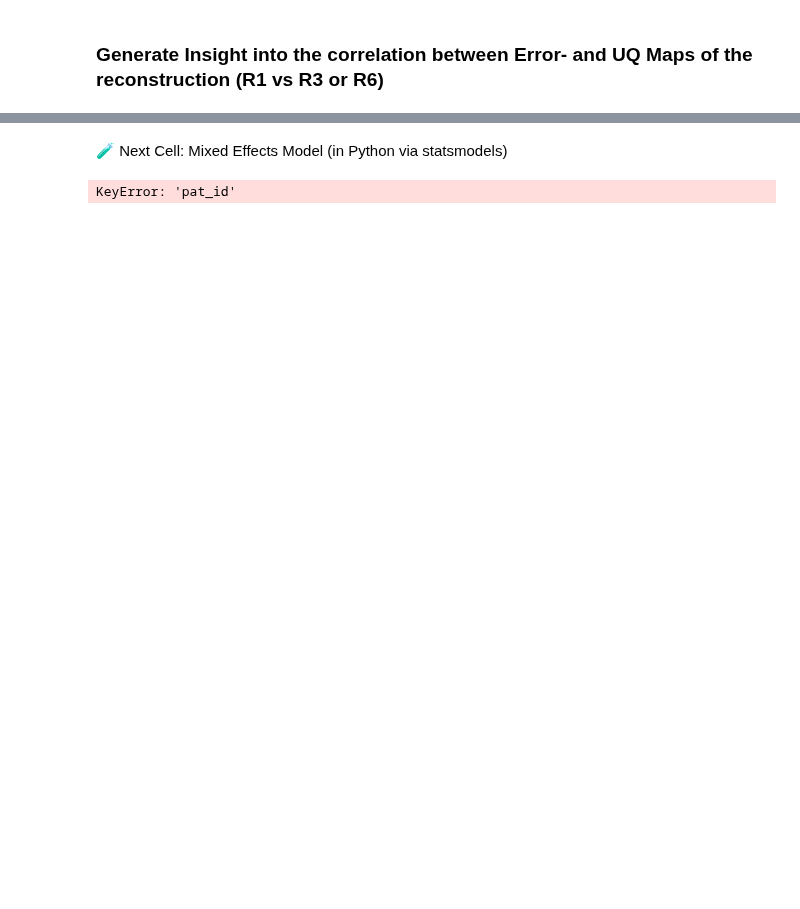
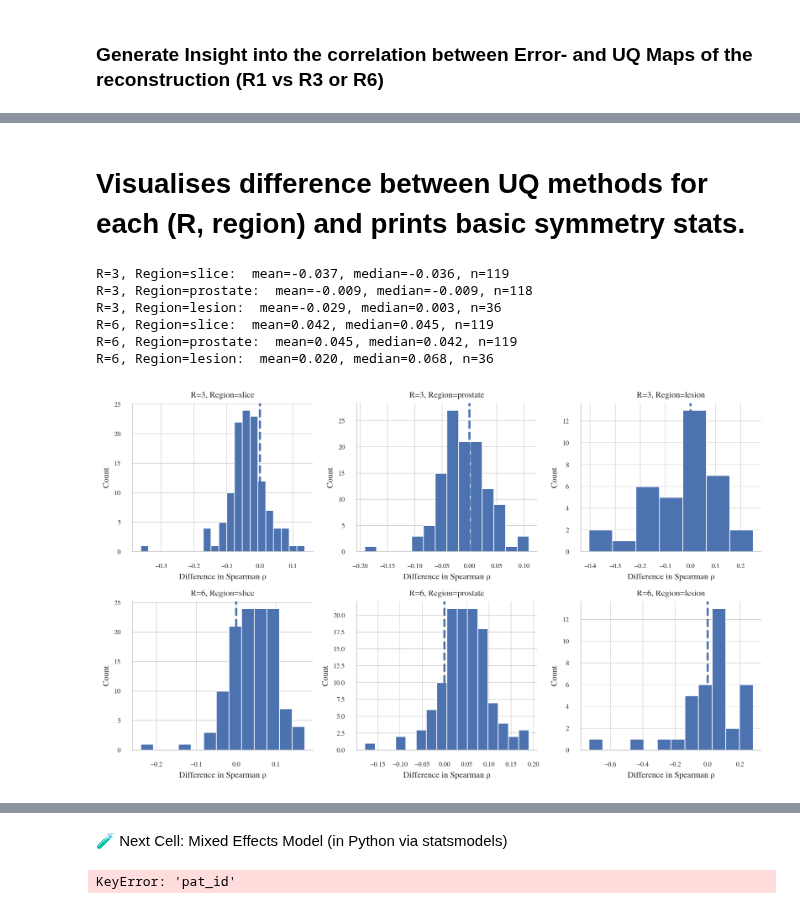
Before and after one commit to Quintin1995/Uncertainty-Quantification-Prostate-MRI, a Jupyter notebook: scripts/e5_gen_insight_correlation.ipynb, the cells around one changed output, grey strips where cells are left out. Drawn from its saved outputs; the diff is of its cells as text; code cells hidden in the pictures; blank space fills up the shorter version.

Commit message:
Making results figures, the correlations between ABS and UQ per method, acceleration and region.

```diff
--- a/scripts/e5_gen_insight_correlation.ipynb
+++ b/scripts/e5_gen_insight_correlation.ipynb
@@ -76,0 +52,21 @@ plt.show()
+# %%
+# --- Pull all slice-level correlations including region ---
+query = f"""
+SELECT pat_id, uq_method, acc_factor, region, spearman_corr
+FROM {TABLE}
+WHERE spearman_corr IS NOT NULL;
+"""
+correlation_data = run_query(conn, query)
+
+correlation_data.head()
+
+new_col_names = {
+    "pat_id": "Patient ID",
+    "uq_method": "UQ Method",
+    "acc_factor": "R",
+    "region": "Region",
+    "spearman_corr": "Correlation"
+}
+correlation_data.rename(columns=new_col_names, inplace=True)
+
+correlation_data.head()
@@ -76,0 +136,32 @@ plt.show()
+# %% [markdown]
+# Visualises difference between UQ methods for each (R, region) and prints basic symmetry stats.
+# %%
+fig, axes = plt.subplots(nrows=2, ncols=3, figsize=(10, 6))
+axes = axes.flatten()
+
+for idx, (R, reg) in enumerate([(R, reg) for R in ACC_LEVELS for reg in REGIONS]):
+    sub = df_pat.query("R == @R and Region == @reg")
+    wide = sub.pivot(index="Patient ID", columns="UQ Method", values="Correlation").dropna()
+    diff = wide["GN-MC"] - wide["ET-Drop"]
+
+    ax = axes[idx]
+    ax.hist(diff, bins="auto")          # NO explicit colour
+    ax.axvline(0, linestyle="--")       # reference at zero
+    ax.set_title(f"R={R}, Region={reg}")
+    ax.set_xlabel("Difference in Spearman ρ")
+    ax.set_ylabel("Count")
+
+    # Symmetry summary
+    print(f"R={R}, Region={reg}:  mean={diff.mean():.3f}, median={np.median(diff):.3f}, n={len(diff)}")
+
+# Adjust layout
+plt.tight_layout()
+plt.show()
+# %% [output]
+R=3, Region=slice:  mean=-0.037, median=-0.036, n=119
+R=3, Region=prostate:  mean=-0.009, median=-0.009, n=118
+R=3, Region=lesion:  mean=-0.029, median=0.003, n=36
+R=6, Region=slice:  mean=0.042, median=0.045, n=119
+R=6, Region=prostate:  mean=0.045, median=0.042, n=119
+R=6, Region=lesion:  mean=0.020, median=0.068, n=36
+[figure, added]
```
Also changed, not shown: parts of 10 cells of this notebook, 4 other files.
